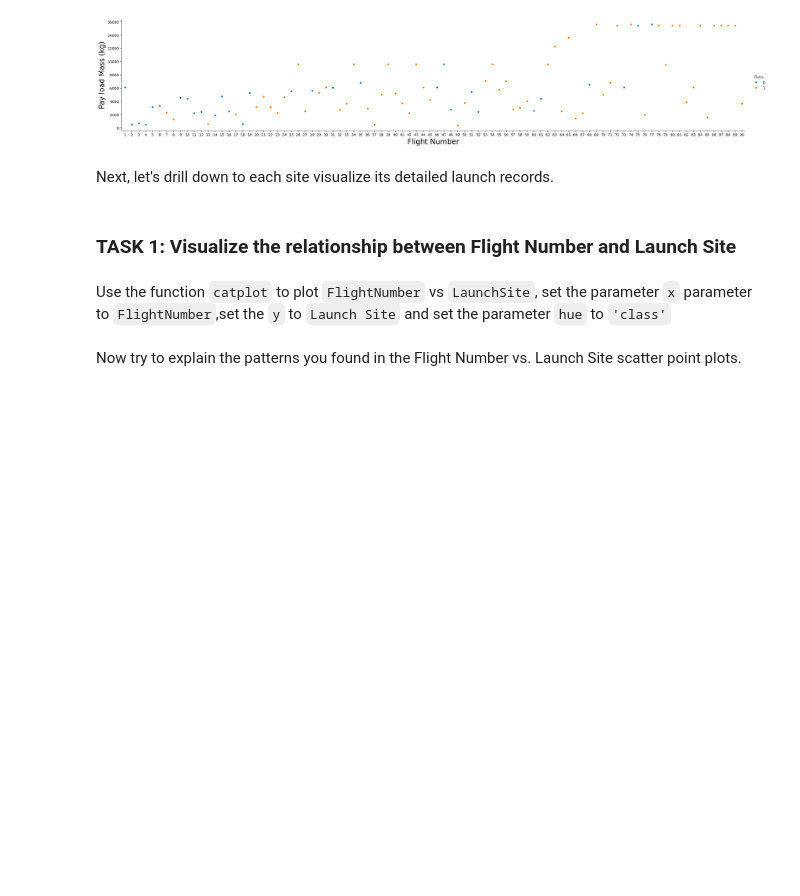
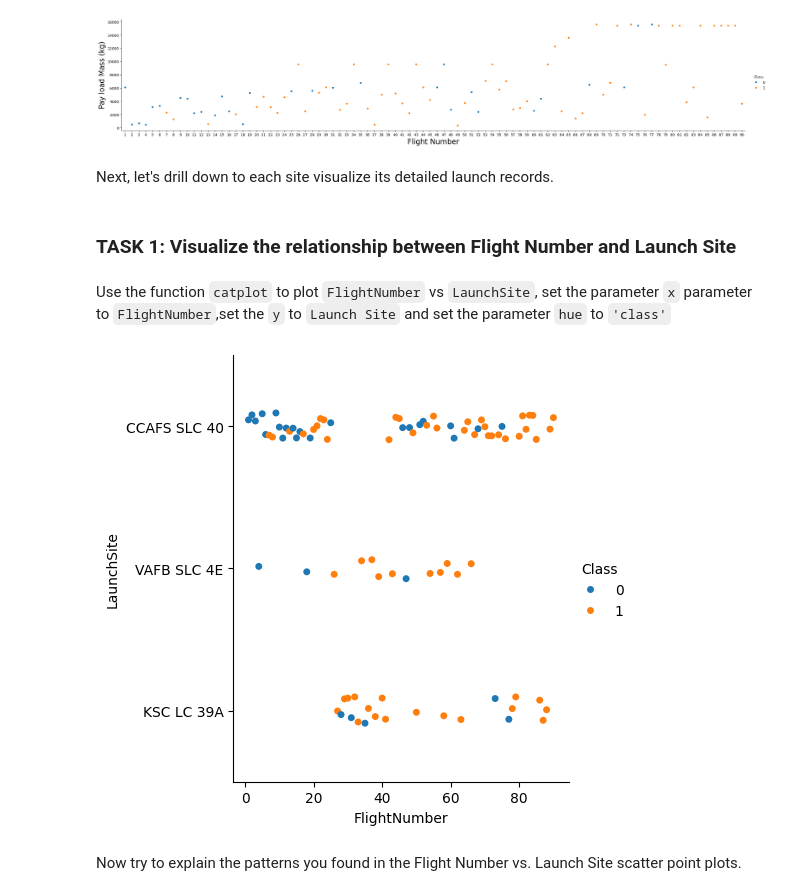
Before and after one commit to agnoevoy/spacex-capstone-project, a Jupyter notebook: notebooks/05_EDA_dataviz.ipynb, the cells around one changed output. Saved outputs shown, nothing was run; the diff lists cells and outputs as text; code cells hidden in the pictures; blank space fills up the shorter version.

```diff
--- a/notebooks/05_EDA_dataviz.ipynb
+++ b/notebooks/05_EDA_dataviz.ipynb
@@ -109,5 +109,18 @@ Next, let's drill down to each site visualize its detailed launch records.
 ### TASK 1: Visualize the relationship between Flight Number and Launch Site
 # %% [markdown]
 Use the function <code>catplot</code> to plot <code>FlightNumber</code> vs <code>LaunchSite</code>, set the  parameter <code>x</code>  parameter to <code>FlightNumber</code>,set the  <code>y</code> to <code>Launch Site</code> and set the parameter <code>hue</code> to <code>'class'</code>
+# %%
+sns.catplot (
+    x='FlightNumber',
+    y='LaunchSite',
+    hue='Class',
+    data = df
+)
+
+plt.xlabel('FlightNumber')
+plt.ylabel('LaunchSite')
+plt.show()
+# %% [output]
+[figure, added]
 # %% [markdown]
 Now try to explain the patterns you found in the Flight Number vs. Launch Site scatter point plots.
```
Also changed, not shown: parts of 9 cells of this notebook.
